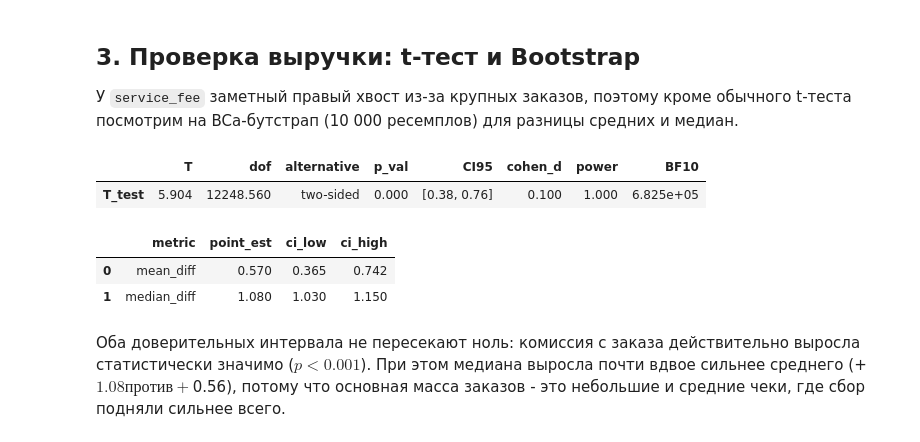
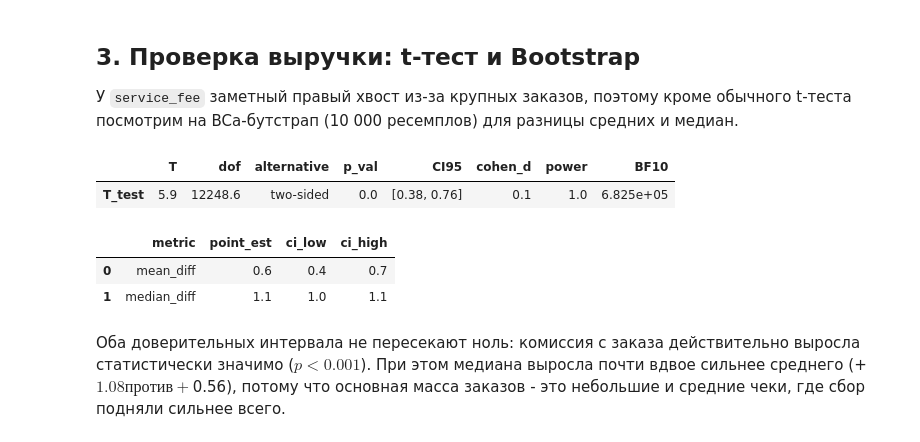
Before and after one commit to axiom-stat/Bootstrap-a-b-test, a Jupyter notebook: marketplace_ab_test_project.ipynb, the cells around one changed output. Saved outputs shown, nothing was run; the diff lists cells and outputs as text; code cells hidden in the pictures.

```diff
--- a/marketplace_ab_test_project.ipynb
+++ b/marketplace_ab_test_project.ipynb
@@ -24,8 +24,6 @@ from scipy.stats import bootstrap
 import pingouin as pg
 
 sns.set_theme(style="whitegrid")
-plt.rcParams["figure.figsize"] = (12, 5)
-pd.set_option("display.float_format", lambda x: f"{x:.3f}")
 
 df = pd.read_csv("marketplace_orders_experiment.csv")
 df.head()
@@ -67,9 +65,8 @@ df.duplicated().sum(), (df["service_fee"] <= 0).sum(), (df["delivery_duration_mi
 df_clean = (
     df.drop_duplicates()
     .query("service_fee > 0 and delivery_duration_min > 0")
-    .copy()
 )
-len(df_clean), round((len(df) - len(df_clean)) / len(df) * 100, 2)
+len(df_clean), round((1 - len(df_clean) / len(df)) * 100, 2)
 # %% [output]
 (13852, 1.58)
 # %%
@@ -94,7 +91,7 @@ sns.histplot(data=df_clean, x="delivery_duration_min", hue="group", kde=True, ax
 
 Посчитаем `take_rate_pct` - какой процент от стоимости корзины составляет сервисный сбор.
 # %%
-df_clean["take_rate_pct"] = df_clean["service_fee"] / df_clean["cart_value"] * 100
+df_clean = df_clean.assign(take_rate_pct=lambda x: x["service_fee"] / x["cart_value"] * 100)
 df_clean.groupby("group")[["cart_value", "service_fee", "take_rate_pct"]].describe().T
 # %% [output]
 |  | group | control | experimental |
@@ -147,33 +144,39 @@ df_clean.groupby("group", as_index=False).agg(
 
 У `service_fee` заметный правый хвост из-за крупных заказов, поэтому кроме обычного t-теста посмотрим на BCa-бутстрап (10 000 ресемплов) для разницы средних и медиан.
 # %%
-con_fee = df_clean.query("group == 'control'")["service_fee"].values
-exp_fee = df_clean.query("group == 'experimental'")["service_fee"].values
+con_fee = df_clean.query("group == 'control'")["service_fee"]
+exp_fee = df_clean.query("group == 'experimental'")["service_fee"]
 
 pg.ttest(exp_fee, con_fee, confidence=0.95)
 # %% [output]
 |  | T | dof | alternative | p_val | CI95 | cohen_d | power | BF10 |
-| T_test | 5.904 | 12248.560 | two-sided | 0.000 | [0.38, 0.76] | 0.100 | 1.000 | 6.825e+05 |
+| T_test | 5.9 | 12248.6 | two-sided | 0.0 | [0.38, 0.76] | 0.1 | 1.0 | 6.825e+05 |
 # %%
-def mean_diff(x, y, axis=-1):
-    return np.mean(x, axis=axis) - np.mean(y, axis=axis)
-
-def median_diff(x, y, axis=-1):
-    return np.median(x, axis=axis) - np.median(y, axis=axis)
-
-boot_mean = bootstrap((exp_fee, con_fee), statistic=mean_diff, n_resamples=10000, method="BCa", random_state=42)
-boot_median = bootstrap((exp_fee, con_fee), statistic=median_diff, n_resamples=10000, method="BCa", random_state=42)
+boot_mean = bootstrap(
+    (exp_fee, con_fee),
+    statistic=lambda x, y, axis=-1: np.mean(x, axis=axis) - np.mean(y, axis=axis),
+    n_resamples=10000,
+    method="BCa",
+    random_state=42,
+)
+boot_median = bootstrap(
+    (exp_fee, con_fee),
+    statistic=lambda x, y, axis=-1: np.median(x, axis=axis) - np.median(y, axis=axis),
+    n_resamples=10000,
+    method="BCa",
+    random_state=42,
+)
 
 pd.DataFrame({
     "metric": ["mean_diff", "median_diff"],
-    "point_est": [np.mean(exp_fee) - np.mean(con_fee), np.median(exp_fee) - np.median(con_fee)],
+    "point_est": [exp_fee.mean() - con_fee.mean(), exp_fee.median() - con_fee.median()],
     "ci_low": [boot_mean.confidence_interval.low, boot_median.confidence_interval.low],
     "ci_high": [boot_mean.confidence_interval.high, boot_median.confidence_interval.high],
-})
+}).round(3)
 # %% [output]
 |  | metric | point_est | ci_low | ci_high |
-| 0 | mean_diff | 0.570 | 0.365 | 0.742 |
-| 1 | median_diff | 1.080 | 1.030 | 1.150 |
+| 0 | mean_diff | 0.6 | 0.4 | 0.7 |
+| 1 | median_diff | 1.1 | 1.0 | 1.1 |
 # %% [markdown]
 Оба доверительных интервала не пересекают ноль: комиссия с заказа действительно выросла статистически значимо ($p < 0.001$). При этом медиана выросла почти вдвое сильнее среднего (+$1.08 против +$0.56), потому что основная масса заказов - это небольшие и средние чеки, где сбор подняли сильнее всего.
 # %% [markdown]
```
Also changed, not shown: parts of 10 cells of this notebook.
